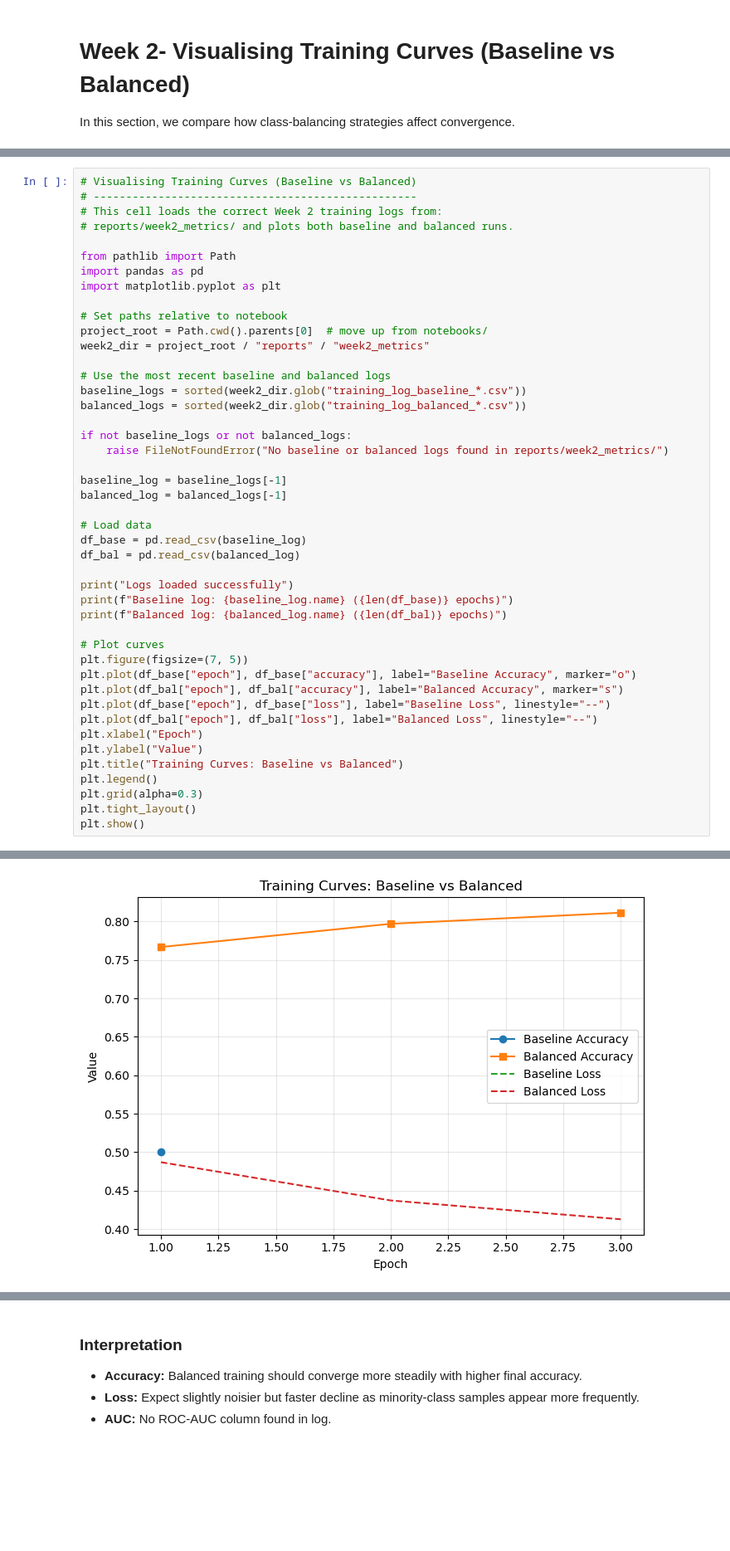
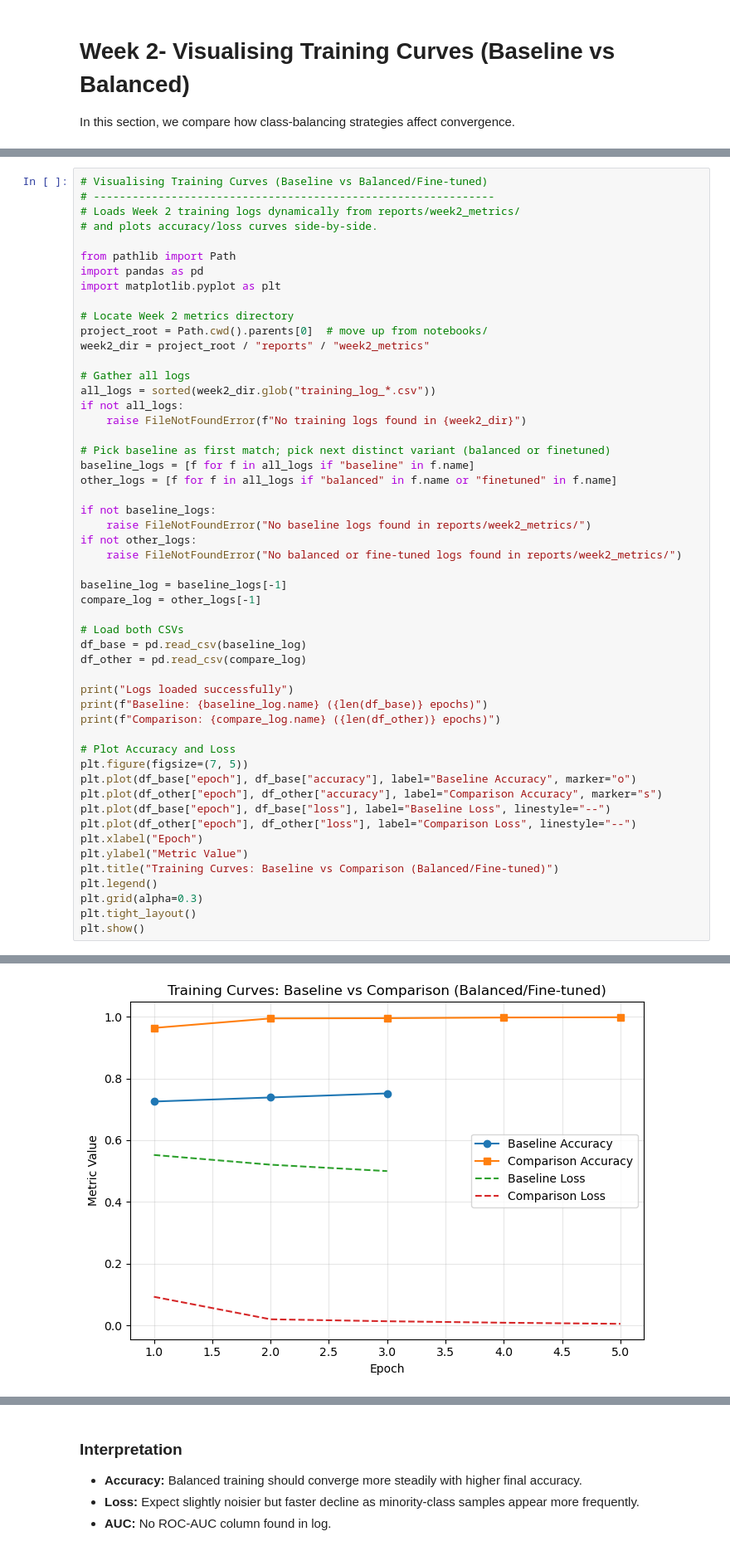
Before and after one commit to AAdewunmi/AI-Assisted-Pneumonia-Detection-Project, a Jupyter notebook: notebooks/02_train_resnet50.ipynb, the cells around one changed output, grey strips where cells are left out. Shown: that part at 83% size. Saved outputs shown, nothing was run; the diff lists cells and outputs as text; blank space fills up the shorter version.

Commit message:
Fix FileNotFoundError: No baseline or balanced logs found in reports/week2_metrics/

```diff
--- a/notebooks/02_train_resnet50.ipynb
+++ b/notebooks/02_train_resnet50.ipynb
@@ -336,44 +340,51 @@ Loaded 1 rows and 4 columns
 # %%
-# Visualising Training Curves (Baseline vs Balanced)
-# --------------------------------------------------
-# This cell loads the correct Week 2 training logs from:
-# reports/week2_metrics/ and plots both baseline and balanced runs.
+# Visualising Training Curves (Baseline vs Balanced/Fine-tuned)
+# --------------------------------------------------------------
+# Loads Week 2 training logs dynamically from reports/week2_metrics/
+# and plots accuracy/loss curves side-by-side.
 
 from pathlib import Path
 import pandas as pd
 import matplotlib.pyplot as plt
 
-# Set paths relative to notebook
+# Locate Week 2 metrics directory
 project_root = Path.cwd().parents[0]  # move up from notebooks/
 week2_dir = project_root / "reports" / "week2_metrics"
 
-# Use the most recent baseline and balanced logs
-baseline_logs = sorted(week2_dir.glob("training_log_baseline_*.csv"))
-balanced_logs = sorted(week2_dir.glob("training_log_balanced_*.csv"))
+# Gather all logs
+all_logs = sorted(week2_dir.glob("training_log_*.csv"))
+if not all_logs:
+    raise FileNotFoundError(f"No training logs found in {week2_dir}")
 
-if not baseline_logs or not balanced_logs:
-    raise FileNotFoundError("No baseline or balanced logs found in reports/week2_metrics/")
+# Pick baseline as first match; pick next distinct variant (balanced or finetuned)
+baseline_logs = [f for f in all_logs if "baseline" in f.name]
+other_logs = [f for f in all_logs if "balanced" in f.name or "finetuned" in f.name]
+
+if not baseline_logs:
+    raise FileNotFoundError("No baseline logs found in reports/week2_metrics/")
+if not other_logs:
+    raise FileNotFoundError("No balanced or fine-tuned logs found in reports/week2_metrics/")
 
 baseline_log = baseline_logs[-1]
-balanced_log = balanced_logs[-1]
+compare_log = other_logs[-1]
 
-# Load data
+# Load both CSVs
 df_base = pd.read_csv(baseline_log)
-df_bal = pd.read_csv(balanced_log)
+df_other = pd.read_csv(compare_log)
 
 print("Logs loaded successfully")
-print(f"Baseline log: {baseline_log.name} ({len(df_base)} epochs)")
-print(f"Balanced log: {balanced_log.name} ({len(df_bal)} epochs)")
+print(f"Baseline: {baseline_log.name} ({len(df_base)} epochs)")
+print(f"Comparison: {compare_log.name} ({len(df_other)} epochs)")
 
-# Plot curves
+# Plot Accuracy and Loss
 plt.figure(figsize=(7, 5))
 plt.plot(df_base["epoch"], df_base["accuracy"], label="Baseline Accuracy", marker="o")
-plt.plot(df_bal["epoch"], df_bal["accuracy"], label="Balanced Accuracy", marker="s")
+plt.plot(df_other["epoch"], df_other["accuracy"], label="Comparison Accuracy", marker="s")
 plt.plot(df_base["epoch"], df_base["loss"], label="Baseline Loss", linestyle="--")
-plt.plot(df_bal["epoch"], df_bal["loss"], label="Balanced Loss", linestyle="--")
+plt.plot(df_other["epoch"], df_other["loss"], label="Comparison Loss", linestyle="--")
 plt.xlabel("Epoch")
-plt.ylabel("Value")
-plt.title("Training Curves: Baseline vs Balanced")
+plt.ylabel("Metric Value")
+plt.title("Training Curves: Baseline vs Comparison (Balanced/Fine-tuned)")
 plt.legend()
 plt.grid(alpha=0.3)
 plt.tight_layout()
@@ -385,3 +396,3 @@ Balanced log: training_log_balanced_20251117_200639.csv (3 epochs)
-[figure, old version]
+[figure, new version]
 # %%
 # Plot ROC-AUC (if logged)
```
Also changed, not shown: parts of 8 cells of this notebook, 7 other files.
